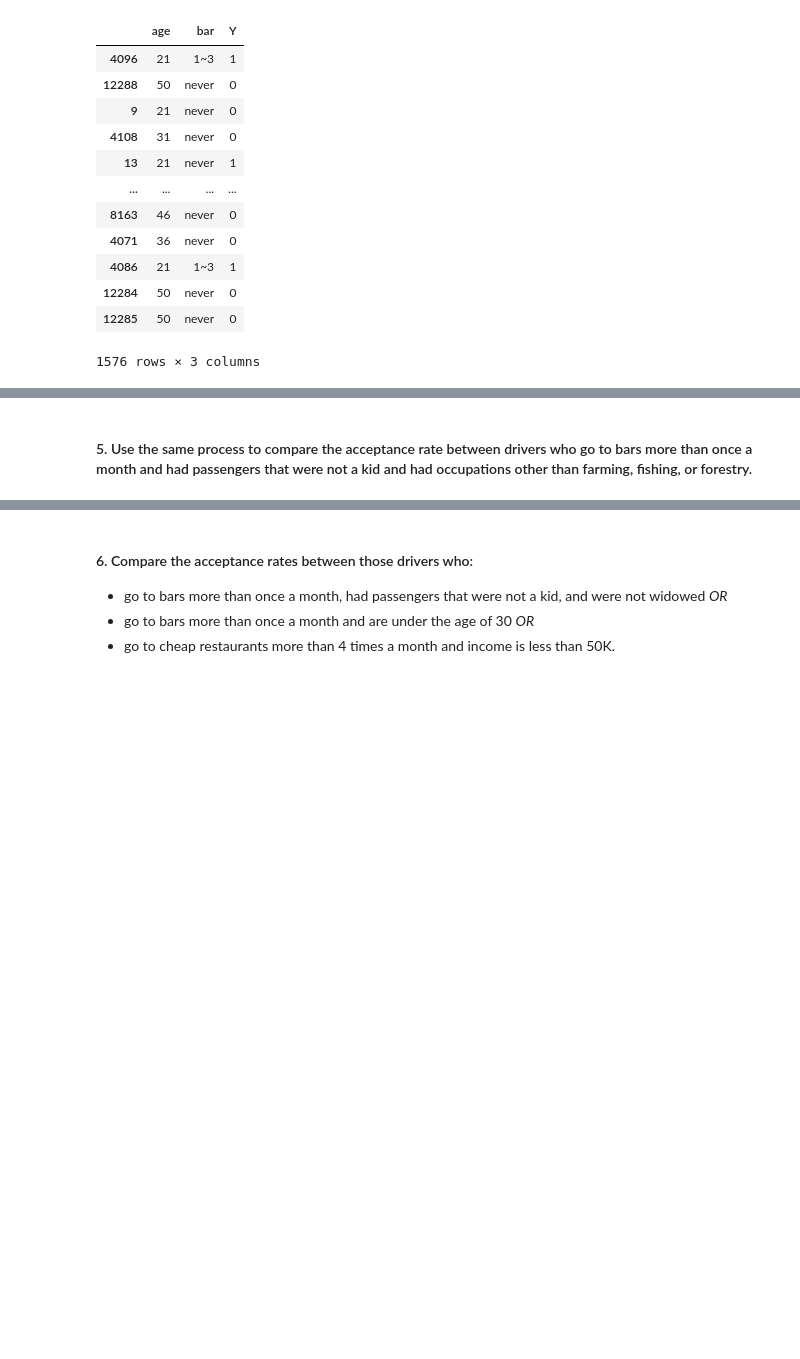
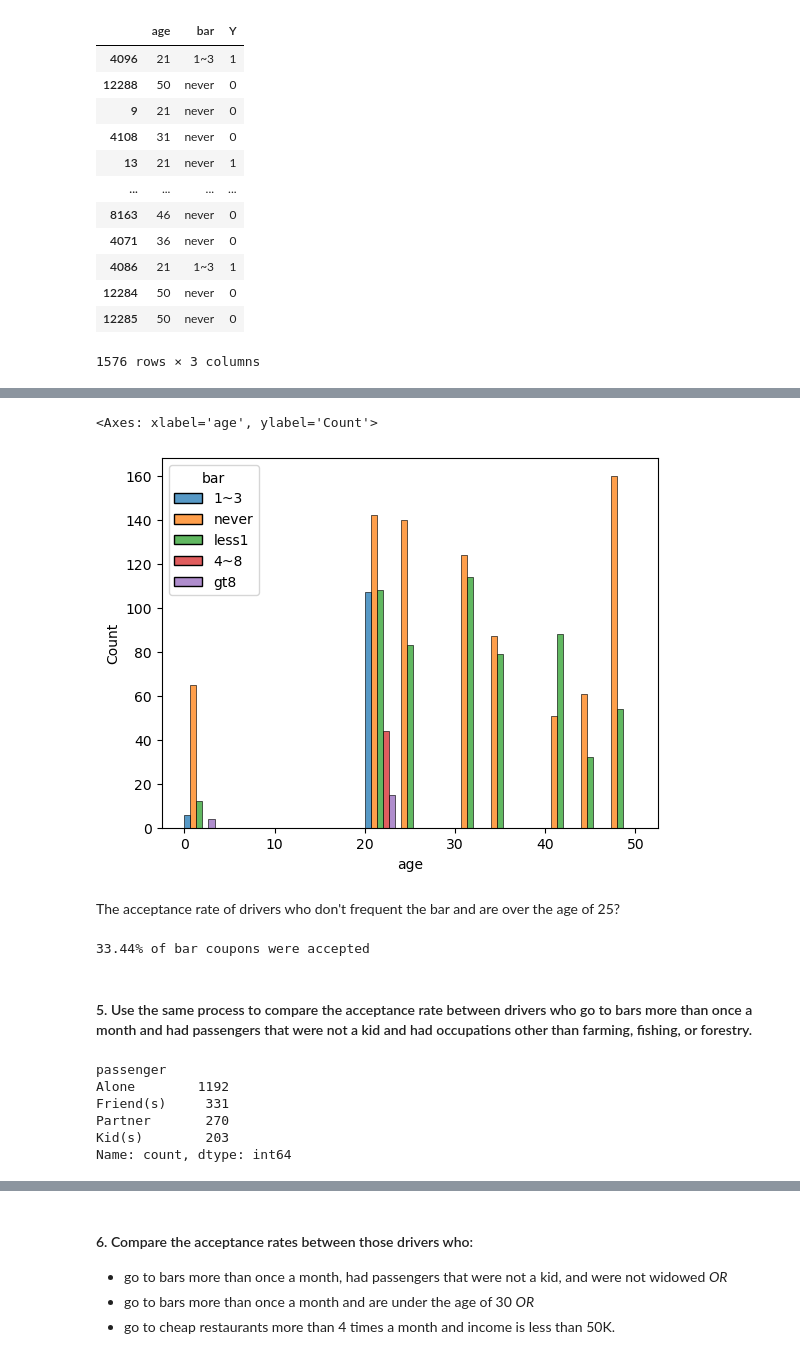
Before and after one commit to tophburns/assignment_5_1, a Jupyter notebook: prompt.ipynb, the cells around one changed output, grey strips where cells are left out. Drawn from its saved outputs; the diff is of its cells as text; code cells hidden in the pictures; blank space fills up the shorter version.

```diff
--- a/prompt.ipynb
+++ b/prompt.ipynb
@@ -504,5 +549,5 @@ print(f'{round(prop_bar_yes, 2)}% of bar coupons were accepted')
 # %%
 # Drop NA rows so they don't impact rate calculations.
 # These are individuals who didn't answer the question as to how often they frequent a bar each month.
-df_bar_sub = df_bar.dropna(subset=['bar'])
-df_bar_sub.info()
+#df_bar_sub = df_bar.dropna(subset=['bar'])
+#df_bar_sub.info()
@@ -724,8 +780,8 @@ df_bar_sub.query('age > 25 and bar == "1~3"').shape
 (284, 25)
 # %%
 # Individuals that go to the bar more than once per month and are over the age of 25
-df_bar_sub_25 = df_bar_sub.query('age > 25 and bar in ["1~3", "4~8", "gt8"]')
-df_bar_sub_25.info()
+df_bar_sub_morethanonce_over25 = df_bar_sub.query('bar in ["1~3", "4~8", "gt8"] and age > 25')
+df_bar_sub_morethanonce_over25.info()
 # %% [output]
 <class 'pandas.core.frame.DataFrame'>
 Index: 420 entries, 112 to 12500
@@ -791,7 +854,7 @@ df_bar_sub.loc[df_bar_sub_25.index]
 # %% [markdown]
 **How to get the opposite group**
 # %%
-index_set = pd.Index(set(df_bar_sub.index) - set(df_bar_sub_25.index))
+index_set = pd.Index(set(df_bar_sub.index) - set(df_bar_sub_morethanonce_over25.index))
 # %%
 df_bar_sub.loc[index_set][['age', 'bar', 'Y']]
 # %% [output]
@@ -809,4 +872,4 @@ df_bar_sub.loc[index_set][['age', 'bar', 'Y']]
 | 12285 | 50 | never | 0 |
 1576 rows × 3 columns
 # %%
-df_bar_sub.loc[index_set][['bar']].value_counts()
+df_bar_sub_lessthanonce = df_bar_sub.loc[index_set][['age', 'bar', 'Y']]
@@ -863,2 +899,25 @@ KeyError: '[0, 1, 2, 3, 4, 5, 6, 7, 8, 10, 11, 12, 14, 15, 16, 18, 19, 20, 21, 2
+# %%
+# Verify we selected the population correctly. We should not see anyone in this group above the age of 25 who
+# frequent bars more than once per month.
+sns.histplot(df_bar_sub_lessthanonce, x='age', hue='bar', multiple='dodge')
+# %% [output]
+<Axes: xlabel='age', ylabel='Count'>
+[figure, added]
+# %% [markdown]
+The acceptance rate of drivers who don't frequent the bar and are over the age of 25?
+# %%
+df_bar_sub_lessthanonce_yes = (df_bar_sub_lessthanonce[df_bar_sub_lessthanonce['Y'] == 1].shape[0] / df_bar_sub_lessthanonce.shape[0]) * 100
+print(f'{round(df_bar_sub_lessthanonce_yes, 2)}% of bar coupons were accepted')
+# %% [output]
+33.44% of bar coupons were accepted
 # %% [markdown]
 #### 5. Use the same process to compare the acceptance rate between drivers who go to bars more than once a month and had passengers that were not a kid and had occupations other than farming, fishing, or forestry.
+# %%
+df_bar_sub['passenger'].value_counts()
+# %% [output]
+passenger
+Alone        1192
+Friend(s)     331
+Partner       270
+Kid(s)        203
+Name: count, dtype: int64
```
Also changed, not shown: parts of 46 cells of this notebook.
